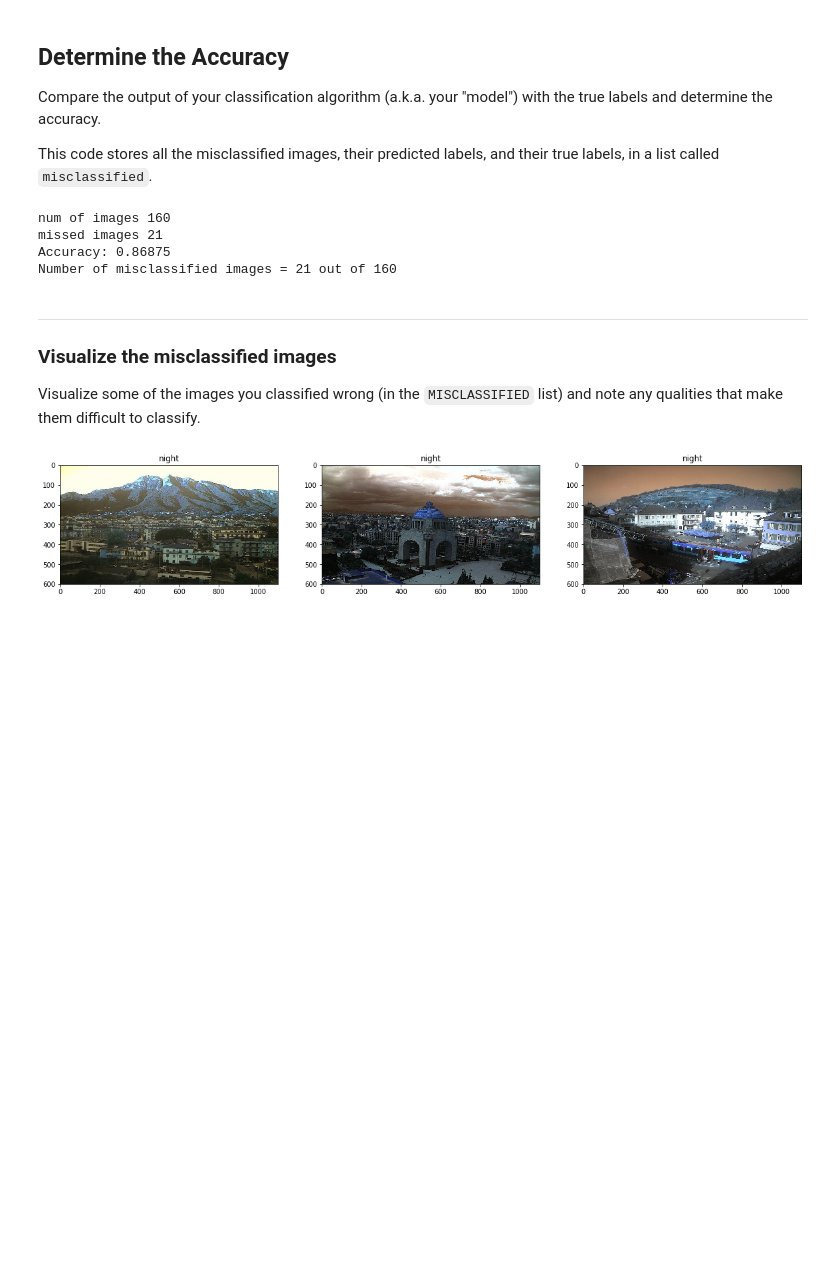
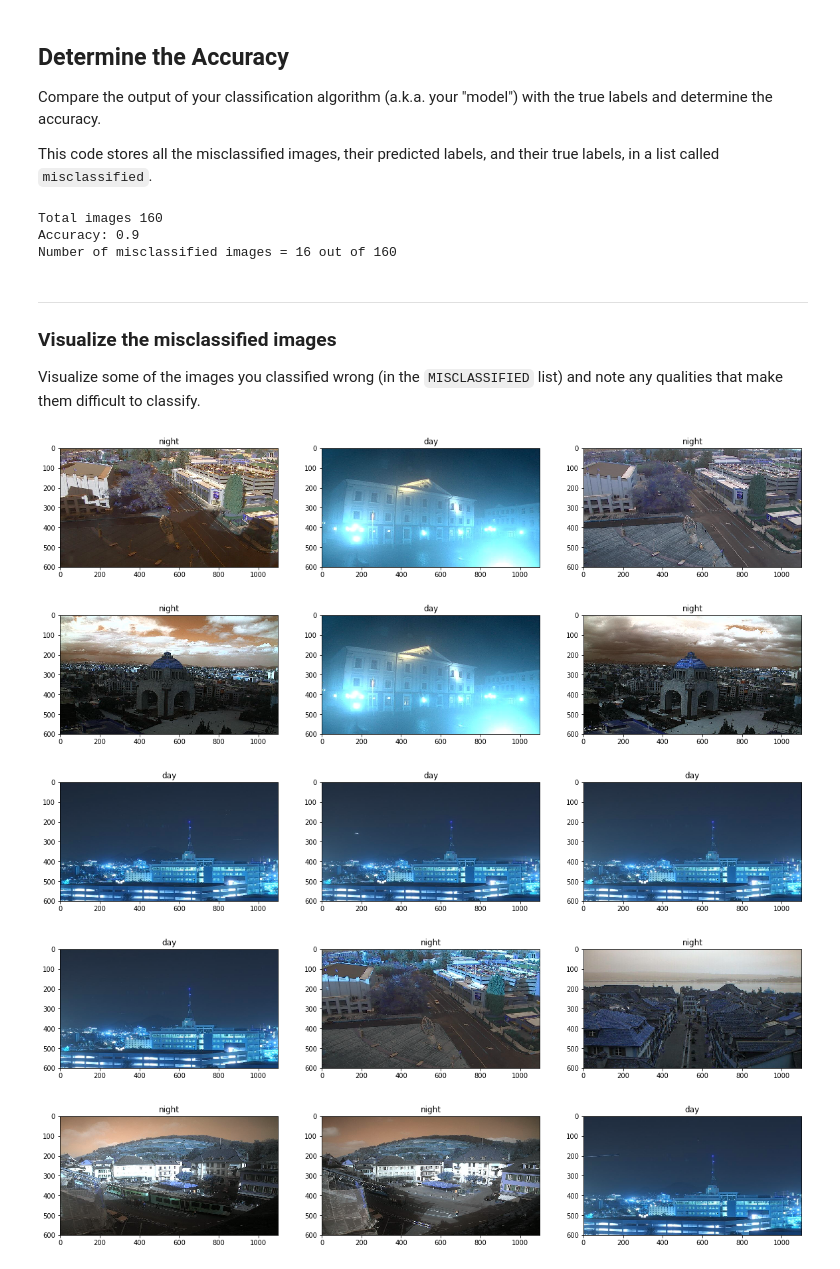
Before and after one commit to DeepLearningVision-2019/a1-image-classifier-Biller17, a Jupyter notebook: A1. CV. Basic Image Classification.ipynb, the cells around one changed output. Cells and saved outputs as stored; diff of their text form; code cells hidden in the pictures; blank space fills up the shorter version.

```diff
--- a/A1. CV. Basic Image Classification.ipynb
+++ b/A1. CV. Basic Image Classification.ipynb
@@ -116,6 +118,24 @@ def avg_brightness(rgb_image):
     avg = np.sum(valueChannel)/len(valueChannel)
 
     return avg
+# %%
+#Calculating threshold
+
+dayImages = 0
+nightImages = 0
+nightAvg = 0
+dayAvg = 0
+for image in IMAGE_LIST:
+    if image[1] == "night":
+        nightAvg += avg_brightness(image[0])
+        nightImages += 1
+    else:
+        dayAvg += avg_brightness(image[0])
+        dayImages += 1
+nightAvg = nightAvg/nightImages
+dayAvg = (dayAvg/dayImages) * 1.5
+GLOBAL_THRESHOLD = (dayAvg + nightAvg) /2
+# print("Threshold", threshold)
 # %%
 # Testing average brightness levels
 # Look at a number of different day and night images and think about
@@ -151,7 +171,8 @@ def estimate_label(rgb_image):
 
     predicted_label = 0
     # Define a threshold value
-    threshold = 130000#calculateThreshold()
+#     threshold = 120000
+    threshold = GLOBAL_THRESHOLD
     #print("New Threshold: ", threshold )
     # if the average brightness is above the threshold value, we classify it as "day"
     # else, the pred-cted_label can stay 0 (it is predicted to be "night")
@@ -235,9 +245,8 @@ def get_misclassified_images(test_images):
 # Find all misclassified images in a given test set
 MISCLASSIFIED = get_misclassified_images(STANDARDIZED_TEST_LIST)
 
-## TODO: Calculate the accuracy of the classifier. Accuracy = number of correct / total number of images
-print("num of images", len(STANDARDIZED_TEST_LIST))
-print("missed images", len(MISCLASSIFIED))
+print("Total images", len(STANDARDIZED_TEST_LIST))
+#print("Misclassified images", len(MISCLASSIFIED))
 # Accuracy calculations
 accuracy = (len(STANDARDIZED_TEST_LIST) - len(MISCLASSIFIED))/ len(STANDARDIZED_TEST_LIST)
 
@@ -245,10 +254,9 @@ accuracy = (len(STANDARDIZED_TEST_LIST) - len(MISCLASSIFIED))/ len(STANDARDIZED_
 print('Accuracy: ' + str(accuracy))
 print("Number of misclassified images = " + str(len(MISCLASSIFIED)) +' out of '+ str(len(STANDARDIZED_TEST_LIST)))
 # %% [output]
-num of images 160
-missed images 21
-Accuracy: 0.86875
-Number of misclassified images = 21 out of 160
+Total images 160
+Accuracy: 0.9
+Number of misclassified images = 16 out of 160
 # %% [markdown]
 ---
 <a id='task9'></a>
@@ -258,14 +266,20 @@ Visualize some of the images you classified wrong (in the `MISCLASSIFIED` list)
 # %%
 # Visualize misclassified example(s)
 ## TODO: Display an image in the `MISCLASSIFIED` list
 ## TODO: Print out its predicted label - to see what the image *was* incorrectly classified as5
 
-
-figure, plots = plt.subplots(1, 3, figsize=(20,10))
-
-for i, subplot in zip(range(len(MISCLASSIFIED)), plots):
-    subplot.set_title(MISCLASSIFIED[i][1])
-    subplot.imshow(MISCLASSIFIED[i][0])
-    i+=1
+rows = len(MISCLASSIFIED)/3
+imageNum = 0
+for j in range(math.ceil(rows)):
+    figure, plots = plt.subplots(1, 3, figsize=(20,10))
+    for i, subplot in zip(range(3), plots):
+        if(imageNum+i >= len(MISCLASSIFIED)): break
+        subplot.set_title(MISCLASSIFIED[imageNum + i][1])
+        subplot.imshow(MISCLASSIFIED[imageNum + i][0])
+    imageNum += 3
 # %% [output]
-[figure, old version]
+[figure, new version]
+[figure, added]
+[figure, added]
+[figure, added]
+[figure, added]
```
Also changed, not shown: parts of 5 cells of this notebook, 2 other files.
